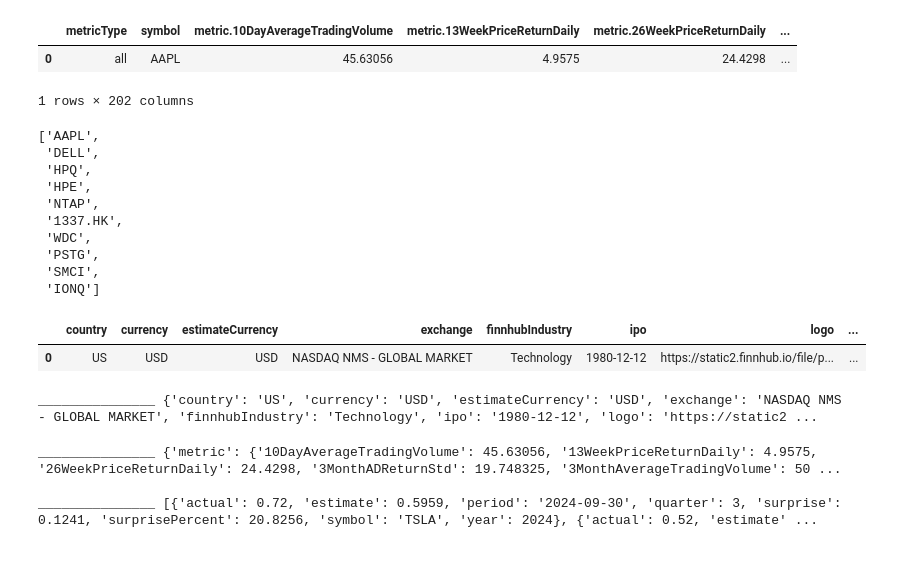
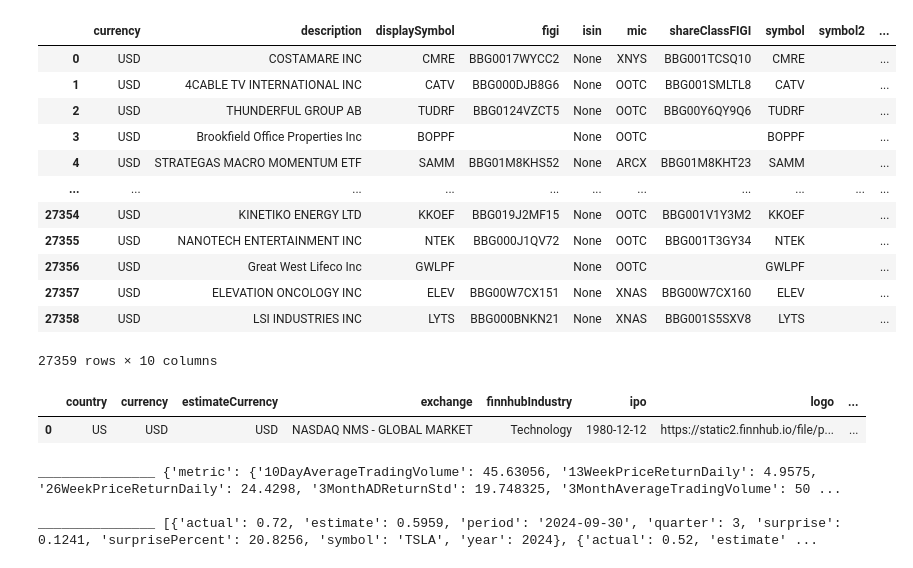
Before and after one commit to Clementadm/Projet_master, a Jupyter notebook: SRC/Api/recherche/finance/api_finnhub.ipynb, the cells around one changed output. Cells and saved outputs as stored; diff of their text form; code cells hidden in the pictures.

```diff
--- a/SRC/Api/finance/api_finnhub.ipynb
+++ b/SRC/Api/recherche/finance/api_finnhub.ipynb
@@ -64,6 +106,17 @@ news
 # %%
-pd.json_normalize(finnhub_client.company_basic_financials('AAPL', 'all'))
+pd.json_normalize(finnhub_client.stock_symbols('US'))
+#Stock symbols
 # %% [output]
-|  | metricType | symbol | metric.10DayAverageTradingVolume | metric.13WeekPriceReturnDaily | metric.26WeekPriceReturnDaily | ... |
-| 0 | all | AAPL | 45.63056 | 4.9575 | 24.4298 | ... |
+|  | currency | description | displaySymbol | figi | isin | mic | shareClassFIGI | symbol | symbol2 | ... |
+| 0 | USD | COSTAMARE INC | CMRE | BBG0017WYCC2 | None | XNYS | BBG001TCSQ10 | CMRE |  | ... |
+| 1 | USD | 4CABLE TV INTERNATIONAL INC | CATV | BBG000DJB8G6 | None | OOTC | BBG001SMLTL8 | CATV |  | ... |
+| 2 | USD | THUNDERFUL GROUP AB | TUDRF | BBG0124VZCT5 | None | OOTC | BBG00Y6QY9Q6 | TUDRF |  | ... |
+| 3 | USD | Brookfield Office Properties Inc | BOPPF |  | None | OOTC |  | BOPPF |  | ... |
+| 4 | USD | STRATEGAS MACRO MOMENTUM ETF | SAMM | BBG01M8KHS52 | None | ARCX | BBG01M8KHT23 | SAMM |  | ... |
+| ... | ... | ... | ... | ... | ... | ... | ... | ... | ... | ... |
+| 27354 | USD | KINETIKO ENERGY LTD | KKOEF | BBG019J2MF15 | None | OOTC | BBG001V1Y3M2 | KKOEF |  | ... |
+| 27355 | USD | NANOTECH ENTERTAINMENT INC | NTEK | BBG000J1QV72 | None | OOTC | BBG001T3GY34 | NTEK |  | ... |
+| 27356 | USD | Great West Lifeco Inc | GWLPF |  | None | OOTC |  | GWLPF |  | ... |
+| 27357 | USD | ELEVATION ONCOLOGY INC | ELEV | BBG00W7CX151 | None | XNAS | BBG00W7CX160 | ELEV |  | ... |
+| 27358 | USD | LSI INDUSTRIES INC | LYTS | BBG000BNKN21 | None | XNAS | BBG001S5SXV8 | LYTS |  | ... |
-1 rows × 202 columns
+27359 rows × 10 columns
@@ -74,27 +123,8 @@ def info_on_company(business_name):
-# %%
-info_on_company('AAPL')
-# %% [output]
-['AAPL',
- 'DELL',
- 'HPQ',
- 'HPE',
- 'NTAP',
- '1337.HK',
- 'WDC',
- 'PSTG',
- 'SMCI',
- 'IONQ']
-# %%
-pd.json_normalize(finnhub_client.company_profile2(symbol='AAPL'))
-# %% [output]
-|  | country | currency | estimateCurrency | exchange | finnhubIndustry | ipo | logo | ... |
-| 0 | US | USD | USD | NASDAQ NMS - GLOBAL MARKET | Technology | 1980-12-12 | https://static2.finnhub.io/file/p... | ... |
-# %%
-
-# Company Profile 2
-print("\n_______________", finnhub_client.company_profile2(symbol='AAPL'))
-# %% [output]
-_______________ {'country': 'US', 'currency': 'USD', 'estimateCurrency': 'USD', 'exchange': 'NASDAQ NMS - GLOBAL MARKET', 'finnhubIndustry': 'Technology', 'ipo': '1980-12-12', 'logo': 'https://static2 ...
+# %%
+lstcompany
+# %% [output]
+|  | country | currency | estimateCurrency | exchange | finnhubIndustry | ipo | logo | ... |
+| 0 | US | USD | USD | NASDAQ NMS - GLOBAL MARKET | Technology | 1980-12-12 | https://static2.finnhub.io/file/p... | ... |
 # %%
 # Basic financials
 print("\n_______________", finnhub_client.company_basic_financials('AAPL', 'all'))
```
Also changed, not shown: parts of 18 cells of this notebook, 9 other files.
